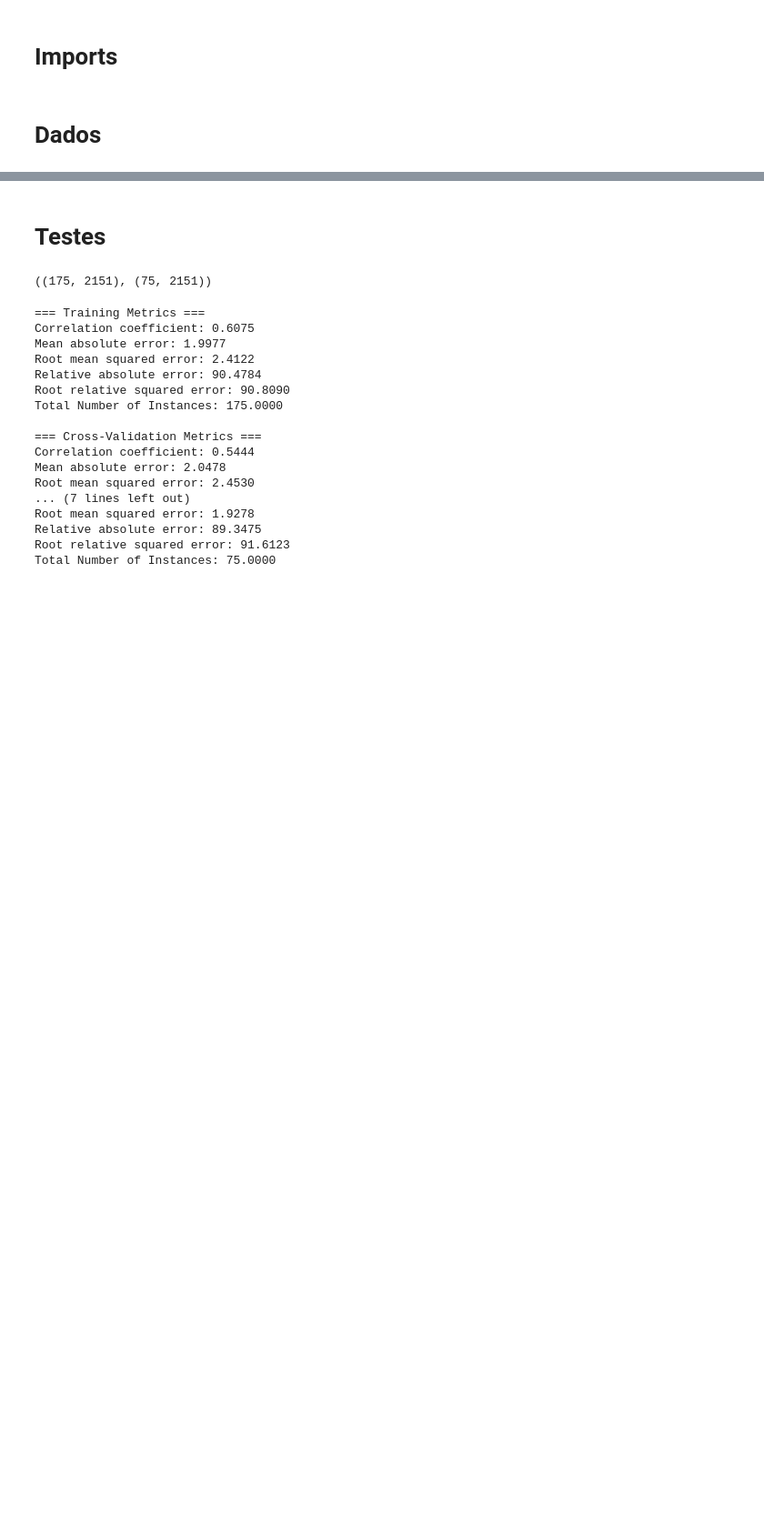
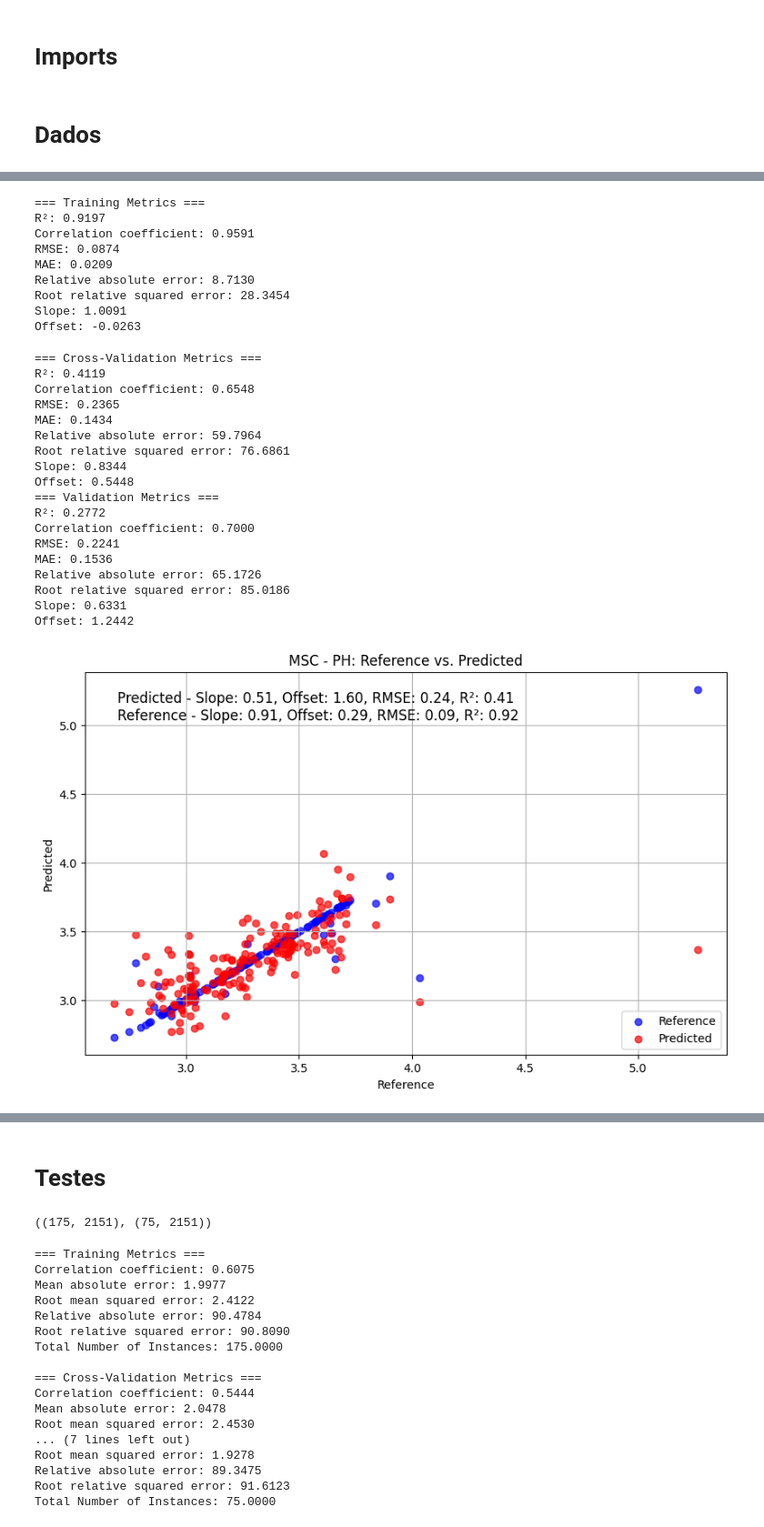
Before and after one commit to xndrxssx/cotton_candy_spectral_analysis, a Jupyter notebook: Support Vector Machine/SVM.ipynb, the cells around one changed output, grey strips where cells are left out. Shown at 91% size. Cells and saved outputs as stored; diff of their text form; code cells hidden in the pictures; blank space fills up the shorter version.

```diff
--- a/Support Vector Machine/SVM.ipynb
+++ b/Support Vector Machine/SVM.ipynb
@@ -43,0 +263,32 @@ df_sg_val = pd.read_excel(file_path_sg_val)
+# %%
+results_msc_ph = SVM(df_msc_cal.iloc[:, 6:], df_msc_cal['PH'].values, df_msc_val.iloc[:, 6:], df_msc_val['PH'].values, 'MSC', 'PH')
+infos_msc = add_plot_infos(infos_msc, results_msc_ph, 'PH')
+# %% [output]
+=== Training Metrics ===
+R²: 0.9197
+Correlation coefficient: 0.9591
+RMSE: 0.0874
+MAE: 0.0209
+Relative absolute error: 8.7130
+Root relative squared error: 28.3454
+Slope: 1.0091
+Offset: -0.0263
+=== Cross-Validation Metrics ===
+R²: 0.4119
+Correlation coefficient: 0.6548
+RMSE: 0.2365
+MAE: 0.1434
+Relative absolute error: 59.7964
+Root relative squared error: 76.6861
+Slope: 0.8344
+Offset: 0.5448
+=== Validation Metrics ===
+R²: 0.2772
+Correlation coefficient: 0.7000
+RMSE: 0.2241
+MAE: 0.1536
+Relative absolute error: 65.1726
+Root relative squared error: 85.0186
+Slope: 0.6331
+Offset: 1.2442
+[figure, added]
```
Also changed, not shown: parts of 47 cells of this notebook.
